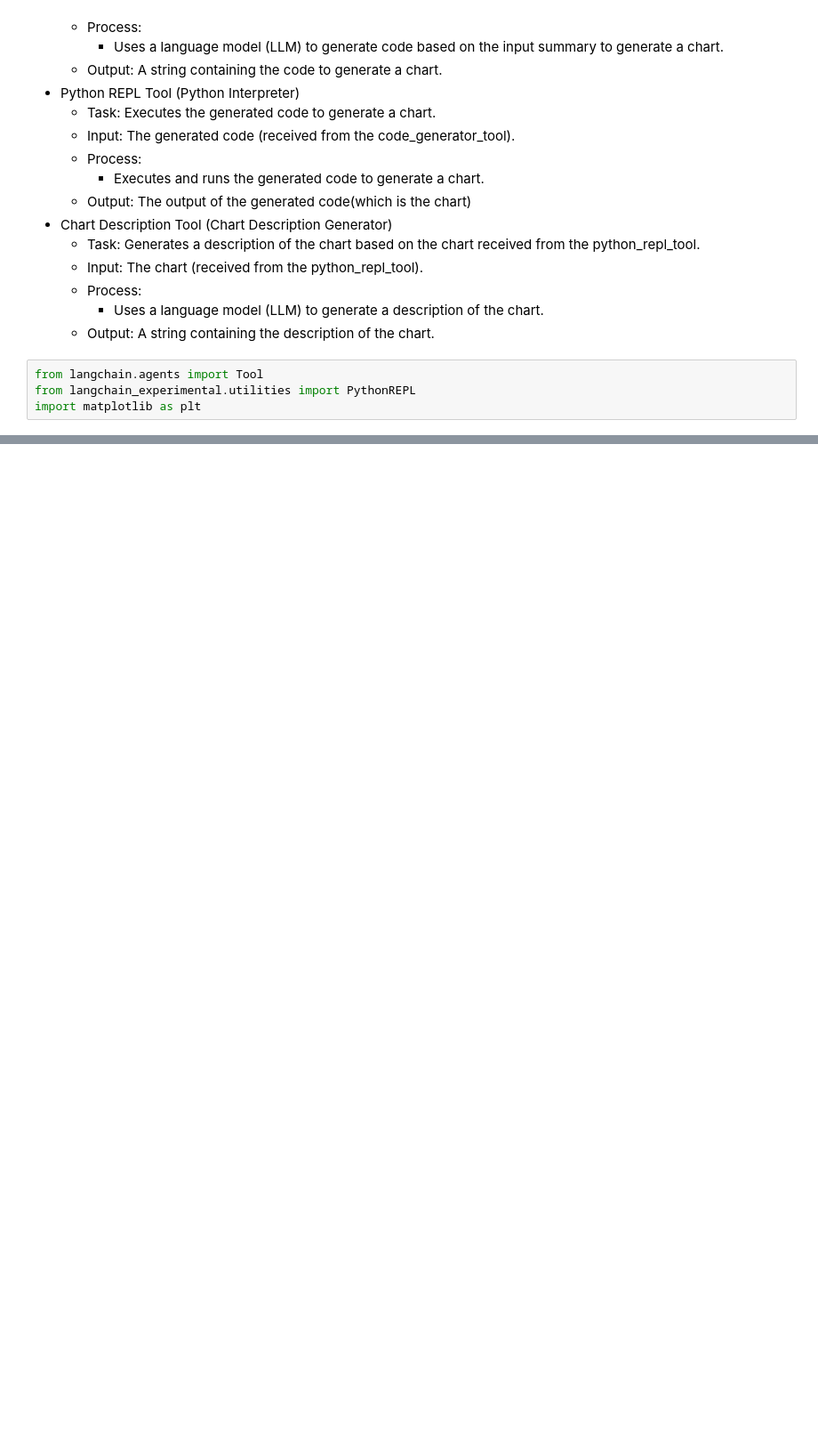
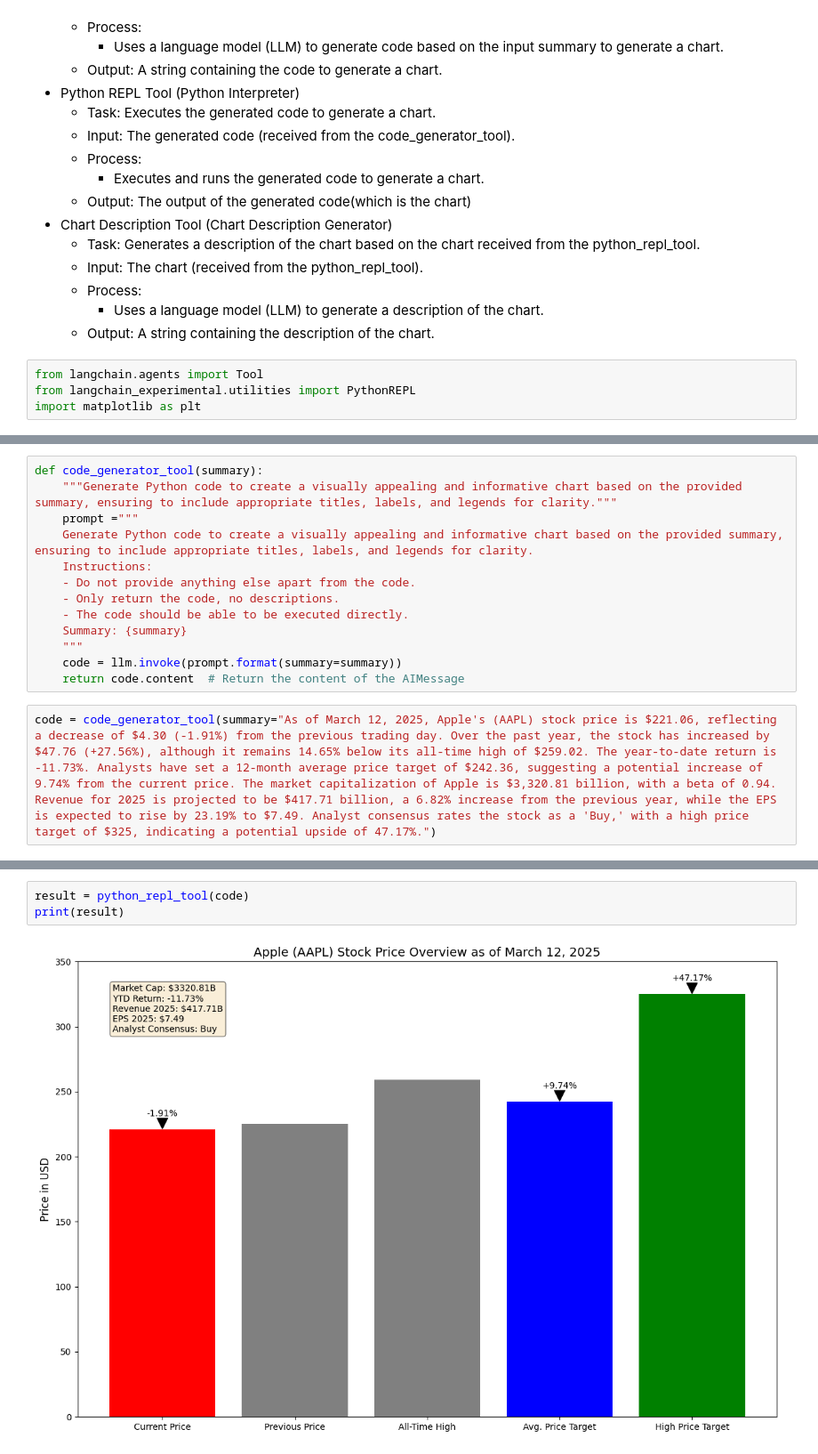
Before and after one commit to riyanshibohra/DataLens, a Jupyter notebook: test.ipynb, the cells around one changed output, grey strips where cells are left out. Shown at 89% size. Saved outputs shown, nothing was run; the diff lists cells and outputs as text; blank space fills up the shorter version.

Commit message:
update w working 2 tools for chart agent

```diff
--- a/test.ipynb
+++ b/test.ipynb
@@ -384,0 +347,15 @@ Hello, world!
+# %%
+def code_generator_tool(summary):
+    """Generate Python code to create a visually appealing and informative chart based on the provided summary, ensuring to include appropriate titles, labels, and legends for clarity."""
+    prompt ="""
+    Generate Python code to create a visually appealing and informative chart based on the provided summary, ensuring to include appropriate titles, labels, and legends for clarity.
+    Instructions:
+    - Do not provide anything else apart from the code.
+    - Only return the code, no descriptions.
+    - The code should be able to be executed directly.
+    Summary: {summary}
+    """
+    code = llm.invoke(prompt.format(summary=summary))
+    return code.content  # Return the content of the AIMessage
+# %%
+code = code_generator_tool(summary="As of March 12, 2025, Apple's (AAPL) stock price is $221.06, reflecting a decrease of $4.30 (-1.91%) from the previous trading day. Over the past year, the stock has increased by $47.76 (+27.56%), although it remains 14.65% below its all-time high of $259.02. The year-to-date return is -11.73%. Analysts have set a 12-month average price target of $242.36, suggesting a potential increase of 9.74% from the current price. The market capitalization of Apple is $3,320.81 billion, with a beta of 0.94. Revenue for 2025 is projected to be $417.71 billion, a 6.82% increase from the previous year, while the EPS is expected to rise by 23.19% to $7.49. Analyst consensus rates the stock as a 'Buy,' with a high price target of $325, indicating a potential upside of 47.17%.")
@@ -384,0 +394,5 @@ Hello, world!
+# %%
+result = python_repl_tool(code)
+print(result)
+# %% [output]
+[figure, added]
```
Also changed, not shown: parts of 5 cells of this notebook.
